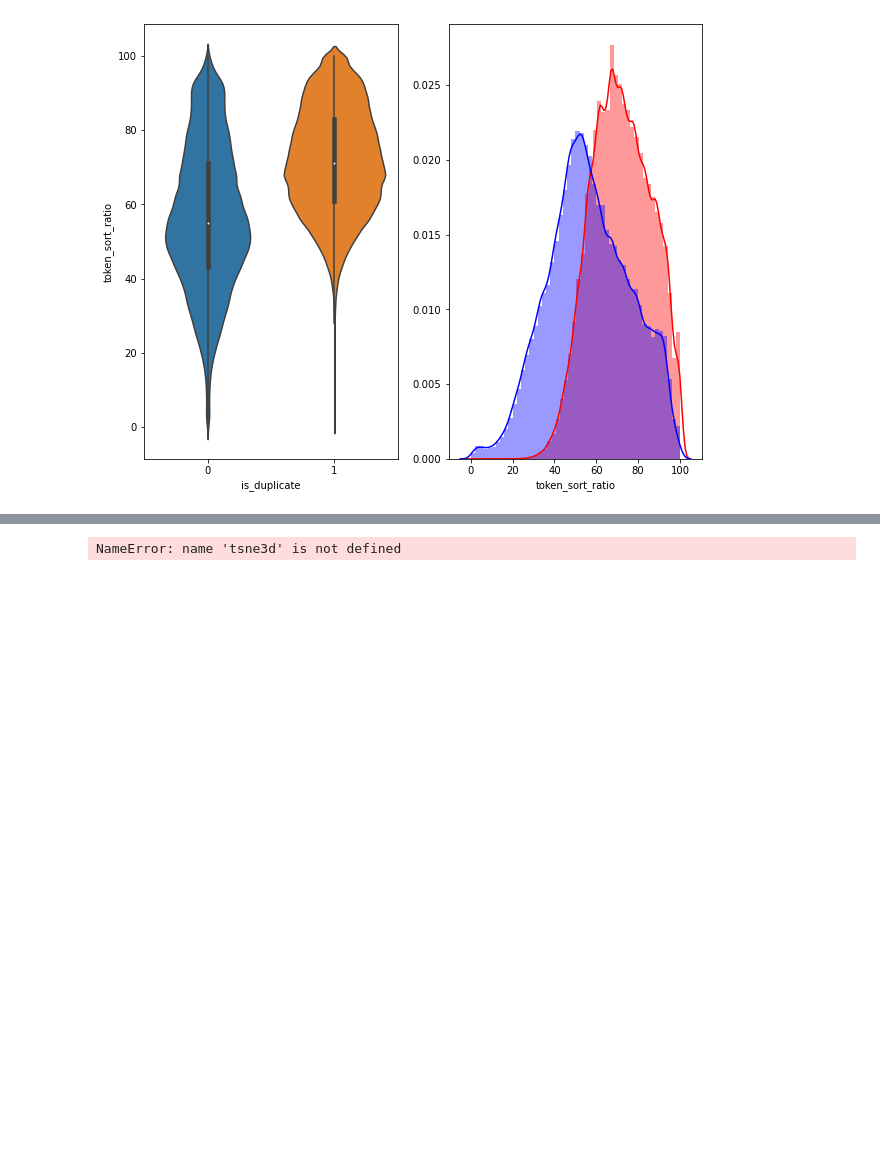
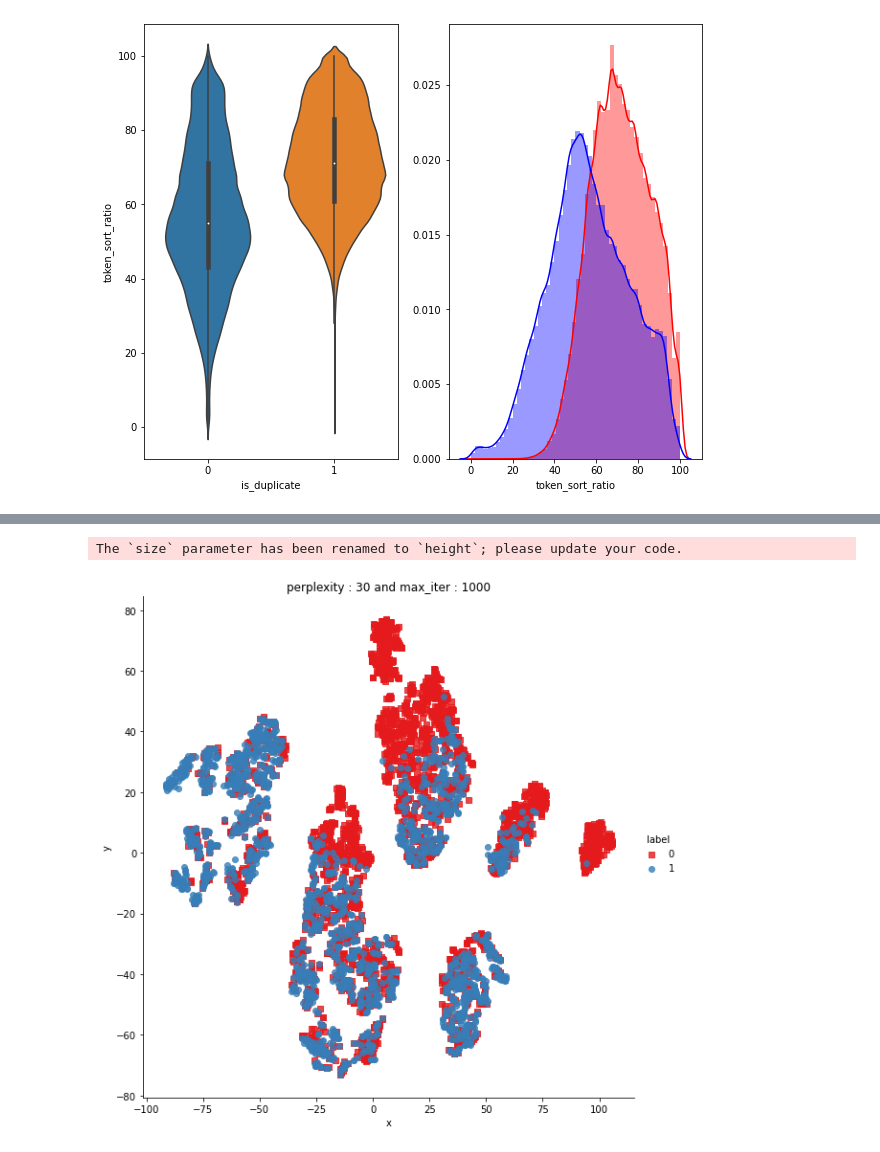
Before and after one commit to danish2562022/Quara-Questions-Pair-Similarity, a Jupyter notebook: EDA_Quora.ipynb, the cells around one changed output, grey strips where cells are left out. Cells and saved outputs as stored; diff of their text form; code cells hidden in the pictures; blank space fills up the shorter version.

```diff
--- a/EDA_Quora.ipynb
+++ b/EDA_Quora.ipynb
@@ -349,23 +352,11 @@ tsne2d = TSNE(
 [t-SNE] KL divergence after 1000 iterations: 0.903771
-# %%
-trace1 = go.Scatter3d(
-    x=tsne3d[:,0],
-    y=tsne3d[:,1],
-    z=tsne3d[:,2],
-    mode='markers',
-    marker=dict(
-        sizemode='diameter',
-        color = y,
-        colorscale = 'Portland',
-        colorbar = dict(title = 'duplicate'),
-        line=dict(color='rgb(255, 255, 255)'),
-        opacity=0.75
-    )
-)
-
-X=[trace1]
-layout=dict(height=800, width=800, title='3d embedding with engineered features')
-fig=dict(data=X, layout=layout)
-py.iplot(fig, filename='3DBubble')
-# %% [output]
-NameError: name 'tsne3d' is not defined
+# %%
+df = pd.DataFrame({'x':tsne2d[:,0], 'y':tsne2d[:,1] ,'label':y})
+
+# draw the plot in appropriate place in the grid
+sns.lmplot(data=df, x='x', y='y', hue='label', fit_reg=False, size=8,palette="Set1",markers=['s','o'])
+plt.title("perplexity : {} and max_iter : {}".format(30, 1000))
+plt.show()
+# %% [output]
+The `size` parameter has been renamed to `height`; please update your code.
+[figure, added]
```
Also changed, not shown: parts of 10 cells of this notebook.
